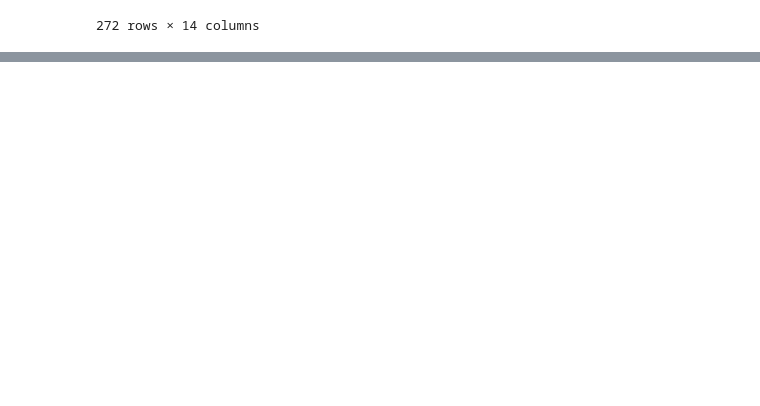
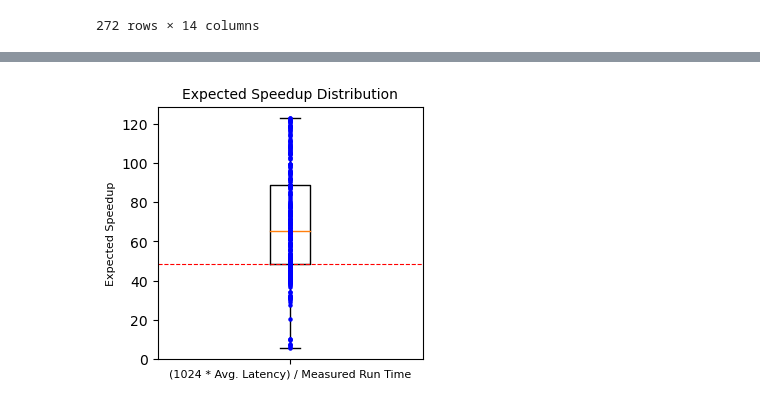
Before and after one commit to dna-storage/framed, a Jupyter notebook: notebooks/time_sheet.ipynb, the cells around one changed output, grey strips where cells are left out. Saved outputs shown, nothing was run; the diff lists cells and outputs as text; code cells hidden in the pictures; blank space fills up the shorter version.

```diff
--- a/notebooks/time_sheet.ipynb
+++ b/notebooks/time_sheet.ipynb
@@ -44 +45,16 @@ print(np.percentile(y1,25))
 48.57635748970448
+# %%
+y1 = time_df["Speedup"]
+fig,axes = plt.subplots(1,1,figsize=(3.25,3.0),layout="constrained")
+
+axes.boxplot(y1,labels=["(1024 * Avg. Latency) / Measured Run Time"])
+plt.scatter([1]*len(y1), y1, alpha=1, color='b',s=5.0,zorder=10)
+axes.tick_params(axis='x', labelsize=8)
+#axes.hlines(np.percentile(y1,25),min(x),max(x),color='r',linestyle="--")
+axes.set_ylabel("Expected Speedup",fontsize=8)
+plt.title("Expected Speedup Distribution",fontsize=10)
+axes.hlines(np.percentile(y1,25),0.5,1.5,color='r',linestyle="--",linewidth=0.8)
+plt.show(fig)
+fig.savefig("box_plot_speedup.pdf",format="pdf")
+# %% [output]
+[figure, added]
```
Also changed, not shown: parts of 2 cells of this notebook.
